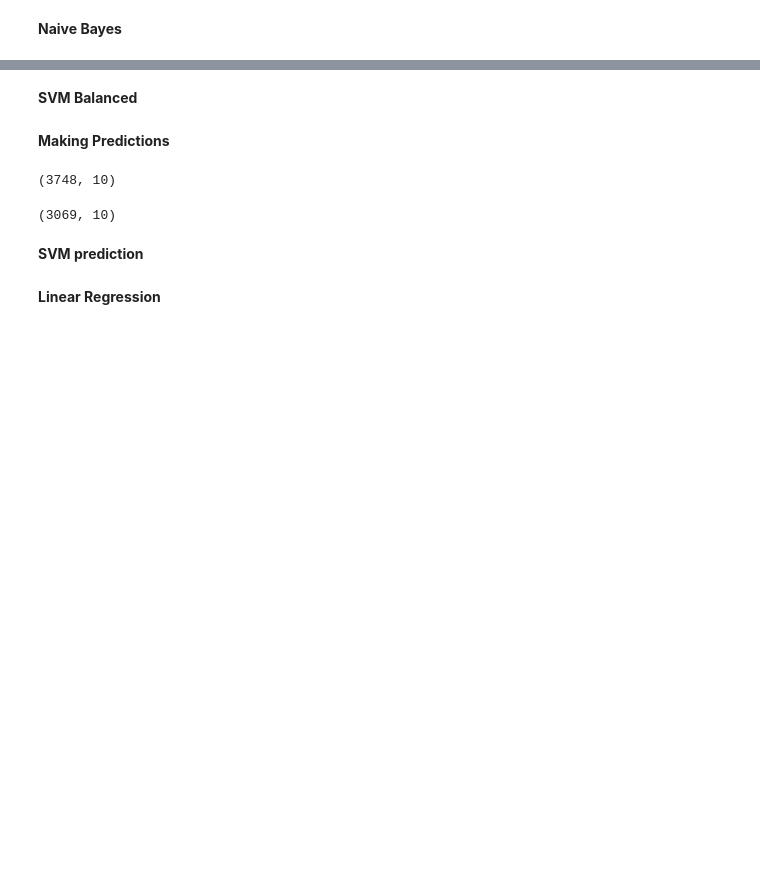
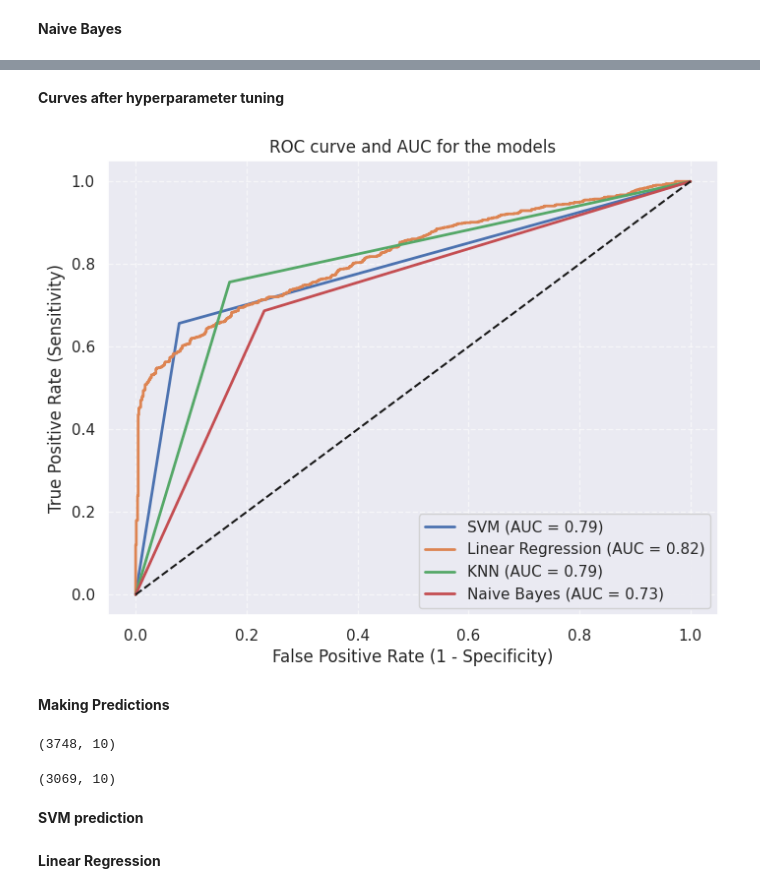
Before and after one commit to Denniskag/Python-Assignment, a Jupyter notebook: ML_Assignment_3.ipynb, the cells around one changed output, grey strips where cells are left out. Cells and saved outputs as stored; diff of their text form; code cells hidden in the pictures; blank space fills up the shorter version.

```diff
--- a/ML_Assignment_3.ipynb
+++ b/ML_Assignment_3.ipynb
@@ -788,0 +839,2 @@ print('Best Parameters:', best_parameters)
+# %%
+y_pred_svm2 = svm_classifier2.predict(X_test)
@@ -840,3 +914,3 @@ print('Best Parameters:', best_parameters)
 # %%
-KNN_classifier2 = KNeighborsClassifier(leaf_size= 1, n_neighbors= 26, weights= 'uniform')
+KNN_classifier2 = KNeighborsClassifier(leaf_size= 4, n_neighbors= 21, weights= 'distance')
 KNN_classifier2.fit(X_train, y_train)
@@ -865,4 +959,3 @@ print('Best Parameters:', best_parameters)
 # %%
-#NaiveBayes_classifier2 = GaussianNB(var_smoothing= 1e-11)
-#NaiveBayes_classifier2.fit(X_train, y_train)
-#y_pred_nb2 = NaiveBayes_classifier2.predict(X_val)
+NaiveBayes_classifier2 = GaussianNB(var_smoothing= 1e-11)
+NaiveBayes_classifier2.fit(X_train, y_train)
@@ -869 +964,3 @@ print('Best Parameters:', best_parameters)
+# %%
+y_pred_nb2 = NaiveBayes_classifier2.predict(X_test)
 # %%
@@ -908,2 +981,0 @@ X1_test[columns_to_standardize] = scaler.transform(X1_test[columns_to_standardiz
-# %% [markdown]
-**SVM Balanced**
@@ -916,3 +982,57 @@ y_pred_lin3 = linear_reg_model3.predict(X1_test)
+# %% [markdown]
+**Curves after hyperparameter tuning**
+# %%
+# Assuming y_pred_knn contains the predicted probabilities for the KNN classifier
+
+# ROC curve for SVM
+fpr_svm, tpr_svm, _ = roc_curve(y_test, y_pred_svm2)
+auc_svm = roc_auc_score(y_test, y_pred_svm2)
+
+# ROC curve for Linear Regression
+fpr_lin, tpr_lin, _ = roc_curve(y_test, y_pred_lin2)
+auc_lin = roc_auc_score(y_test, y_pred_lin2)
+
+# ROC curve for KNN
+fpr_knn, tpr_knn, _ = roc_curve(y_test, y_pred_knn2)
+auc_knn = roc_auc_score(y_test, y_pred_knn2)
+
+# ROC curve for Naive Bayes
+fpr_nb, tpr_nb, _ = roc_curve(y_test, y_pred_nb2)
+auc_nb = roc_auc_score(y_test, y_pred_nb2)
+
+plt.figure(figsize=(8, 6))
+
+# Plot ROC curve for SVM
+plt.plot(fpr_svm, tpr_svm, linewidth=2, label=f'SVM (AUC = {auc_svm:.2f})')
+
+# Plot ROC curve for KNN
+plt.plot(fpr_lin, tpr_lin, linewidth=2, label=f'Linear Regression (AUC = {auc_lin:.2f})')
+
+# Plot ROC curve for KNN
+plt.plot(fpr_knn, tpr_knn, linewidth=2, label=f'KNN (AUC = {auc_knn:.2f})')
+
+# Plot ROC curve for SVM
+plt.plot(fpr_nb, tpr_nb, linewidth=2, label=f'Naive Bayes (AUC = {auc_nb:.2f})')
+
+
+# Plot the diagonal line (random classifier)
+plt.plot([0, 1], [0, 1], 'k--')
+
+plt.rcParams['font.size'] = 12
+
+plt.title('ROC curve and AUC for the models')
+plt.xlabel('False Positive Rate (1 - Specificity)')
+plt.ylabel('True Positive Rate (Sensitivity)')
+
+# Add legend
+plt.legend()
+
+# Add grid
+plt.grid(True, linestyle='--', alpha=0.6)
+
+plt.show()
+# %% [output]
+[figure, added]
 # %% [markdown]
 **Making Predictions**
 # %%
```
Also changed, not shown: parts of 57 cells of this notebook.
